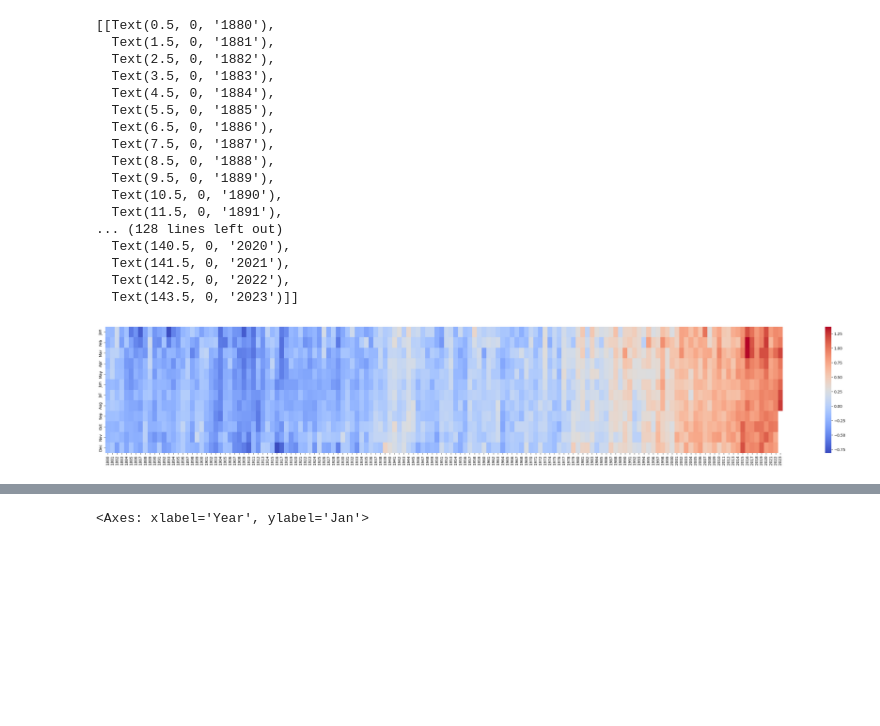
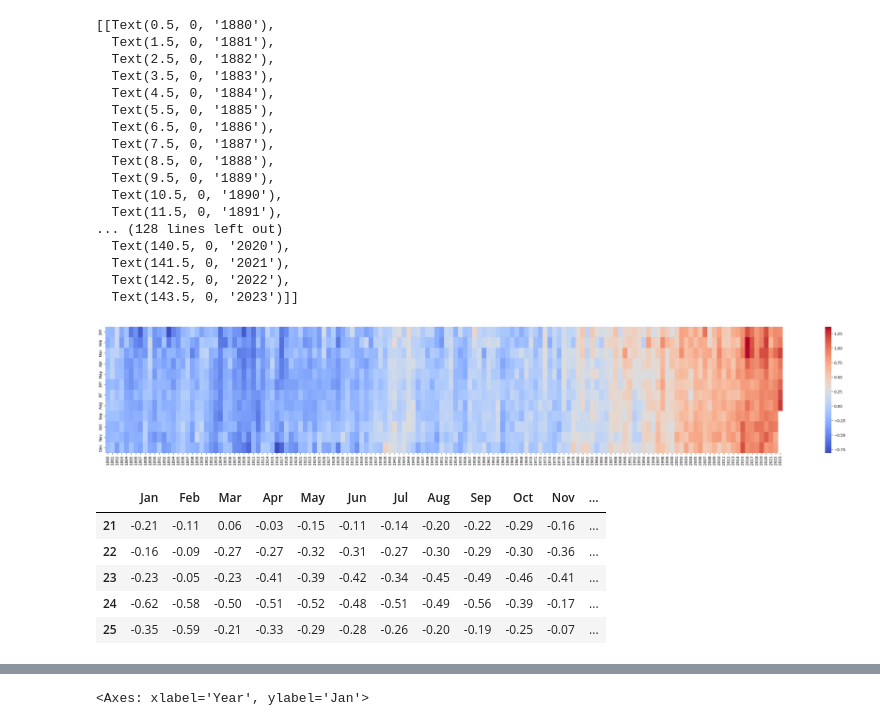
Before and after one commit to gauravpatil123/adv-projects-in-visualization, a Jupyter notebook: notebooks/project_main.ipynb, the cells around one changed output, grey strips where cells are left out. Saved outputs shown, nothing was run; the diff lists cells and outputs as text; code cells hidden in the pictures; blank space fills up the shorter version.

```diff
--- a/notebooks/project_main.ipynb
+++ b/notebooks/project_main.ipynb
@@ -156,0 +168,9 @@ figure.set(xticklabels=df1["Year"])
+# %%
+df1_heat_sub_years.head()
+# %% [output]
+|  | Jan | Feb | Mar | Apr | May | Jun | Jul | Aug | Sep | Oct | Nov | ... |
+| 21 | -0.21 | -0.11 | 0.06 | -0.03 | -0.15 | -0.11 | -0.14 | -0.20 | -0.22 | -0.29 | -0.16 | ... |
+| 22 | -0.16 | -0.09 | -0.27 | -0.27 | -0.32 | -0.31 | -0.27 | -0.30 | -0.29 | -0.30 | -0.36 | ... |
+| 23 | -0.23 | -0.05 | -0.23 | -0.41 | -0.39 | -0.42 | -0.34 | -0.45 | -0.49 | -0.46 | -0.41 | ... |
+| 24 | -0.62 | -0.58 | -0.50 | -0.51 | -0.52 | -0.48 | -0.51 | -0.49 | -0.56 | -0.39 | -0.17 | ... |
+| 25 | -0.35 | -0.59 | -0.21 | -0.33 | -0.29 | -0.28 | -0.26 | -0.20 | -0.19 | -0.25 | -0.07 | ... |
```
Also changed, not shown: parts of 10 cells of this notebook, 2 other files.
